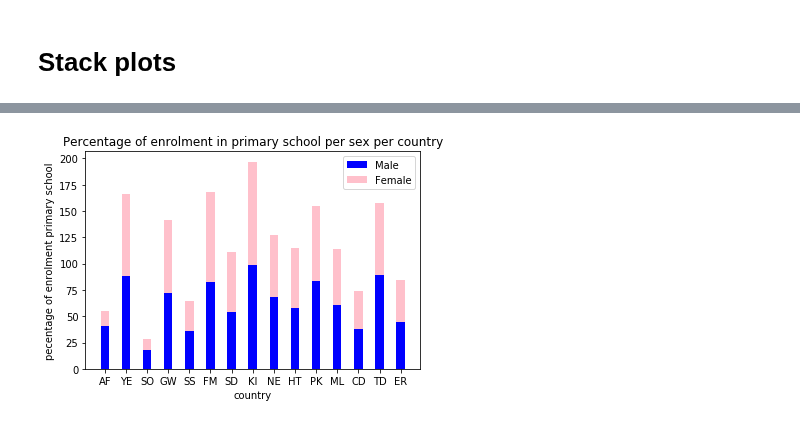
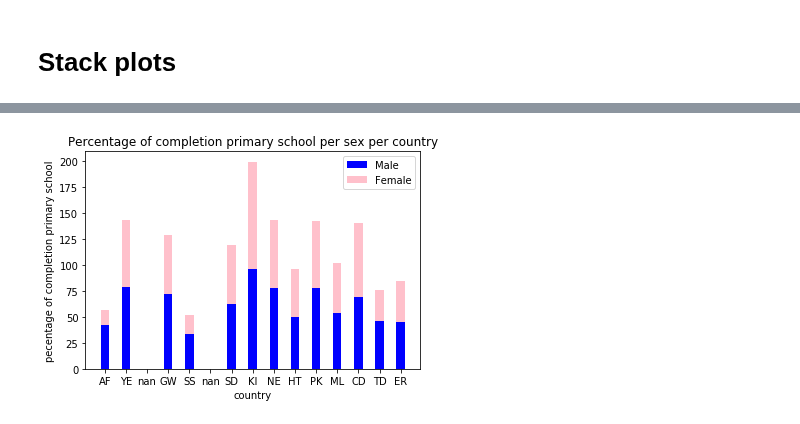
Before and after one commit to omar-d/EPA-WB-Equity, a Jupyter notebook: Deelvraag 4.ipynb, the cells around one changed output, grey strips where cells are left out. Drawn from its saved outputs; the diff is of its cells as text; code cells hidden in the pictures.

```diff
--- a/Deelvraag 4.ipynb
+++ b/Deelvraag 4.ipynb
@@ -119,22 +180,35 @@ PSF15_worst15 = pd.merge( CPIA_worst15, PSF_recent, how = 'left', left_on = ["co
+# %%
+CPM_All = Complete_PrimSchool_Male.loc[(Complete_PrimSchool_Male["value"] >= 0)]
+CPF_All = Complete_PrimSchool_Female.loc[(Complete_PrimSchool_Female['value'] >=0)]
+
+#find the rows with the most recent data
+CPM_recent = CPM_All.sort_values("date", ascending = False).drop_duplicates(["country"])
+CPM_recent["date"] = CPM_recent.date.astype(str)
+
+CPF_recent = CPF_All.sort_values('date', ascending = False).drop_duplicates(['country'])
+CPF_recent['date'] = CPF_All.date.astype(str)
+# %%
+CPM15_worst15 = pd.merge( CPIA_worst15, CPM_recent, how = "left", left_on = ["country"], right_on = ["country"])
+CPF15_worst15 = pd.merge( CPIA_worst15, CPF_recent, how = 'left', left_on = ["country"], right_on = ["country"])
 # %%
-#make array of needed columns
-PSM15 = PSM15_worst15.value_y.values
-PSF15 = PSF15_worst15.value_y.values
-Countries = PSM15_worst15.country_code_y.values
+#Make arrays of needed columns
+CPM15 = CPM15_worst15.value_y.values
+CPF15 = CPF15_worst15.value_y.values
+Countries = CPM15_worst15.country_code_y.values
 
-N = len(Countries)
+N = len(Countries) #setting x axes
 ind = np.arange(N)
-width = 0.4
+width = 0.4        #width of the bars
 
-p1 = plt.bar(ind, PSM15, width, label = 'Male', color='blue')
-p2 = plt.bar(ind, PSF15, width, bottom=PSM15, label = 'Female', color='pink')
+p1 = plt.bar(ind, CPM15, width, label = 'Male', color='blue')
+p2 = plt.bar(ind, CPF15, width, bottom=CPM15, label = 'Female', color='pink')
 
-plt.xticks(ind, Countries)
-plt.ylabel ('pecentage of enrolment primary school')
+plt.xticks(ind, Countries) #naming the bars
+plt.ylabel ('pecentage of completion primary school')
 plt.xlabel ('country')
-plt.title ('Percentage of enrolment in primary school per sex per country')
+plt.title ('Percentage of completion primary school per sex per country')
 
 plt.legend()
 plt.show()
 # %% [output]
-[figure, old version]
+[figure, new version]
```
Also changed, not shown: parts of 8 cells of this notebook.
